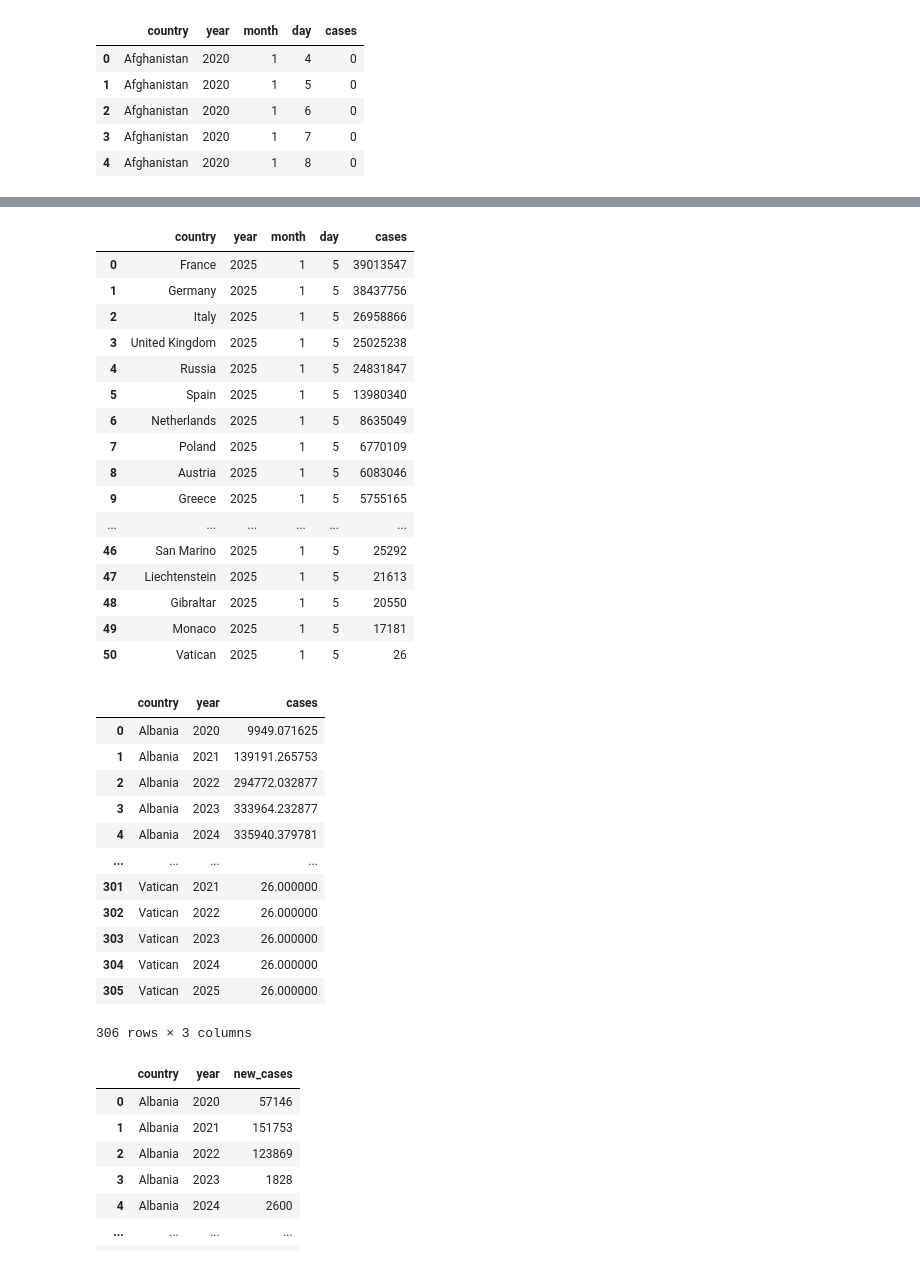
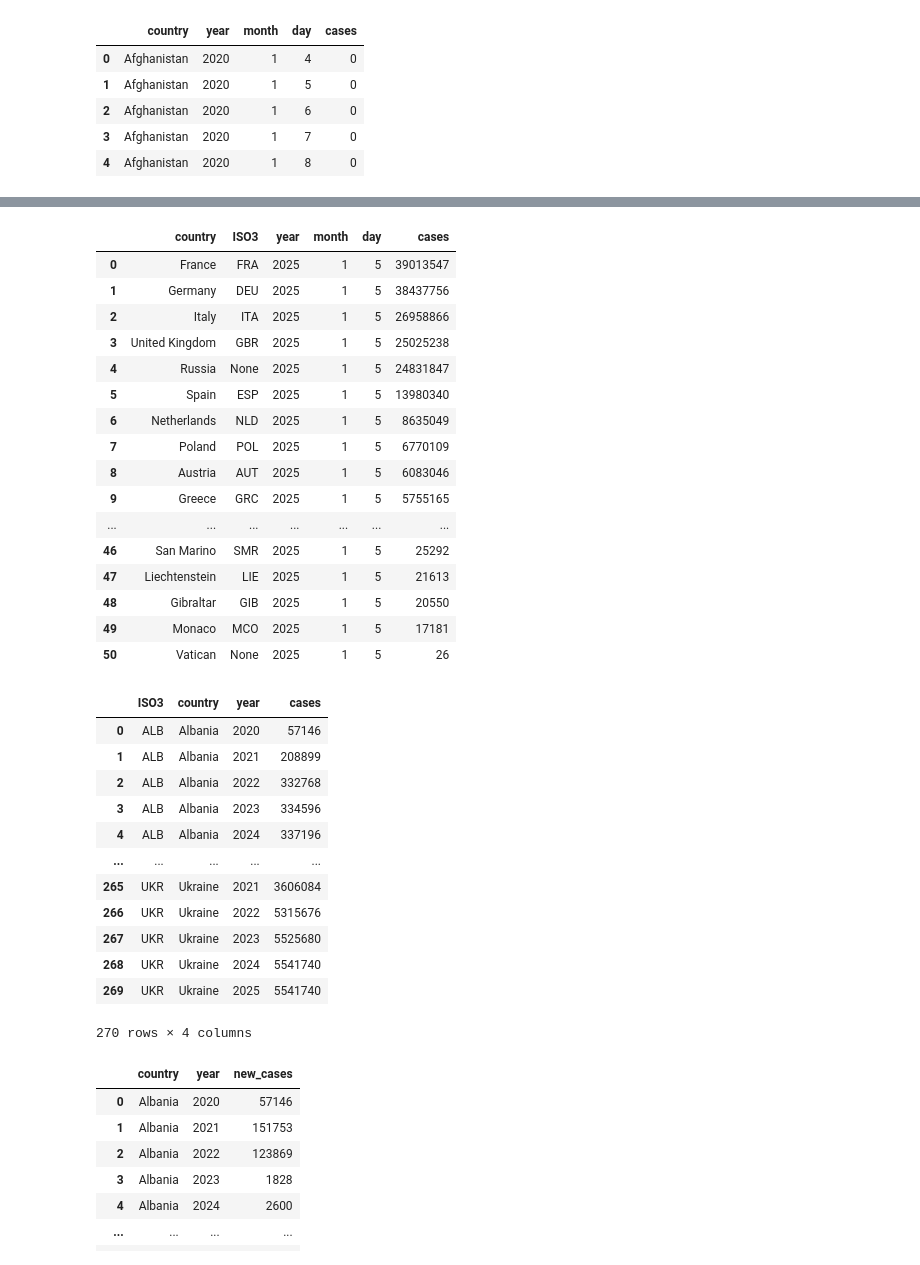
Before and after one commit to ChristianParodi/tristimuli-final-project, a Jupyter notebook: dataset/COVID/covid_temp/temp.ipynb, the cells around one changed output, grey strips where cells are left out. Drawn from its saved outputs; the diff is of its cells as text; code cells hidden in the pictures.

Commit message:
Update COVID data sources to use maximum year values and add ISO3 country dataset
Mappa fatta

```diff
--- a/dataset/COVID/covid_temp/temp.ipynb
+++ b/dataset/COVID/covid_temp/temp.ipynb
@@ -1,5 +1,7 @@
 # %%
 import pandas as pd
+# %%
+country_codes = pd.read_json("../../countries_ISO3.json")
 # %%
 europe = pd.read_csv("../covid.csv")["country"]
 europe.drop_duplicates(inplace=True)
@@ -75,0 +94,4 @@ df = df[df['country'].isin(europe)]
+# %%
+df = df.merge(country_codes, on = 'country', how = 'left')
+df = df[['ISO3', 'country', 'year', 'month', 'day', 'cases']]
+df.head()
@@ -77,46 +106,47 @@ df = df[df['country'].isin(europe)]
 df.to_csv("./clean/covid_cases.csv", index=False)
 # %%
 # Take the latest value for each country
-df_max = df.sort_values(['country', 'year', 'month', 'day']).groupby(
+df_max = df.sort_values(['ISO3', 'country', 'year', 'month', 'day']).groupby(
     'country').last().reset_index()
 df_max.sort_values(["cases"], ascending=False, inplace=True)
 df_max.reset_index(drop=True, inplace=True)
 df_max
 # %% [output]
-|  | country | year | month | day | cases |
-| 0 | France | 2025 | 1 | 5 | 39013547 |
-| 1 | Germany | 2025 | 1 | 5 | 38437756 |
-| 2 | Italy | 2025 | 1 | 5 | 26958866 |
-| 3 | United Kingdom | 2025 | 1 | 5 | 25025238 |
-| 4 | Russia | 2025 | 1 | 5 | 24831847 |
-| 5 | Spain | 2025 | 1 | 5 | 13980340 |
-| 6 | Netherlands | 2025 | 1 | 5 | 8635049 |
-| 7 | Poland | 2025 | 1 | 5 | 6770109 |
-| 8 | Austria | 2025 | 1 | 5 | 6083046 |
-| 9 | Greece | 2025 | 1 | 5 | 5755165 |
-| ... | ... | ... | ... | ... | ... |
-| 46 | San Marino | 2025 | 1 | 5 | 25292 |
-| 47 | Liechtenstein | 2025 | 1 | 5 | 21613 |
-| 48 | Gibraltar | 2025 | 1 | 5 | 20550 |
-| 49 | Monaco | 2025 | 1 | 5 | 17181 |
-| 50 | Vatican | 2025 | 1 | 5 | 26 |
+|  | country | ISO3 | year | month | day | cases |
+| 0 | France | FRA | 2025 | 1 | 5 | 39013547 |
+| 1 | Germany | DEU | 2025 | 1 | 5 | 38437756 |
+| 2 | Italy | ITA | 2025 | 1 | 5 | 26958866 |
+| 3 | United Kingdom | GBR | 2025 | 1 | 5 | 25025238 |
+| 4 | Russia | None | 2025 | 1 | 5 | 24831847 |
+| 5 | Spain | ESP | 2025 | 1 | 5 | 13980340 |
+| 6 | Netherlands | NLD | 2025 | 1 | 5 | 8635049 |
+| 7 | Poland | POL | 2025 | 1 | 5 | 6770109 |
+| 8 | Austria | AUT | 2025 | 1 | 5 | 6083046 |
+| 9 | Greece | GRC | 2025 | 1 | 5 | 5755165 |
+| ... | ... | ... | ... | ... | ... | ... |
+| 46 | San Marino | SMR | 2025 | 1 | 5 | 25292 |
+| 47 | Liechtenstein | LIE | 2025 | 1 | 5 | 21613 |
+| 48 | Gibraltar | GIB | 2025 | 1 | 5 | 20550 |
+| 49 | Monaco | MCO | 2025 | 1 | 5 | 17181 |
+| 50 | Vatican | None | 2025 | 1 | 5 | 26 |
 # %%
 # Calculate the average cases per year for each country
-df_avg = df.groupby(['country', 'year'])['cases'].mean().reset_index()
-df_avg
+df_max_year = df.groupby(['ISO3', 'country', 'year'])[
+    'cases'].max().reset_index()
+df_max_year
 # %% [output]
-|  | country | year | cases |
-| 0 | Albania | 2020 | 9949.071625 |
-| 1 | Albania | 2021 | 139191.265753 |
-| 2 | Albania | 2022 | 294772.032877 |
-| 3 | Albania | 2023 | 333964.232877 |
-| 4 | Albania | 2024 | 335940.379781 |
-| ... | ... | ... | ... |
-| 301 | Vatican | 2021 | 26.000000 |
-| 302 | Vatican | 2022 | 26.000000 |
-| 303 | Vatican | 2023 | 26.000000 |
-| 304 | Vatican | 2024 | 26.000000 |
-| 305 | Vatican | 2025 | 26.000000 |
+|  | ISO3 | country | year | cases |
+| 0 | ALB | Albania | 2020 | 57146 |
+| 1 | ALB | Albania | 2021 | 208899 |
+| 2 | ALB | Albania | 2022 | 332768 |
+| 3 | ALB | Albania | 2023 | 334596 |
+| 4 | ALB | Albania | 2024 | 337196 |
+| ... | ... | ... | ... | ... |
+| 265 | UKR | Ukraine | 2021 | 3606084 |
+| 266 | UKR | Ukraine | 2022 | 5315676 |
+| 267 | UKR | Ukraine | 2023 | 5525680 |
+| 268 | UKR | Ukraine | 2024 | 5541740 |
+| 269 | UKR | Ukraine | 2025 | 5541740 |
-306 rows × 3 columns
+270 rows × 4 columns
 # %%
 # Save the averaged data to a new CSV file
```
Also changed, not shown: parts of 17 cells of this notebook, 15 other files.
